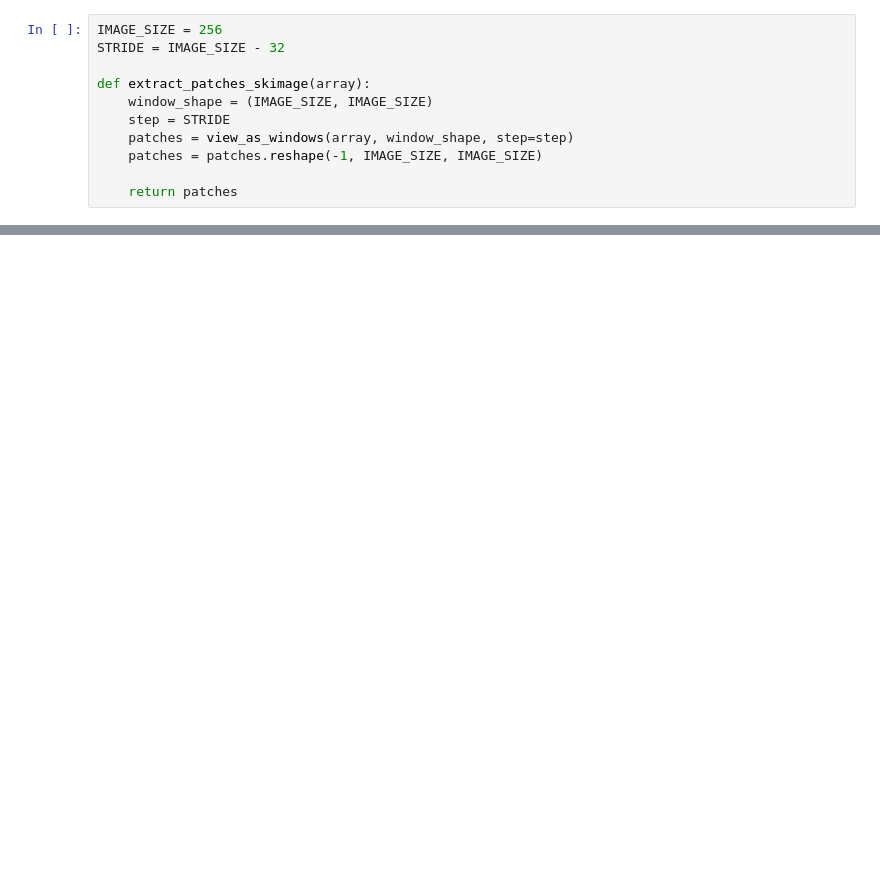
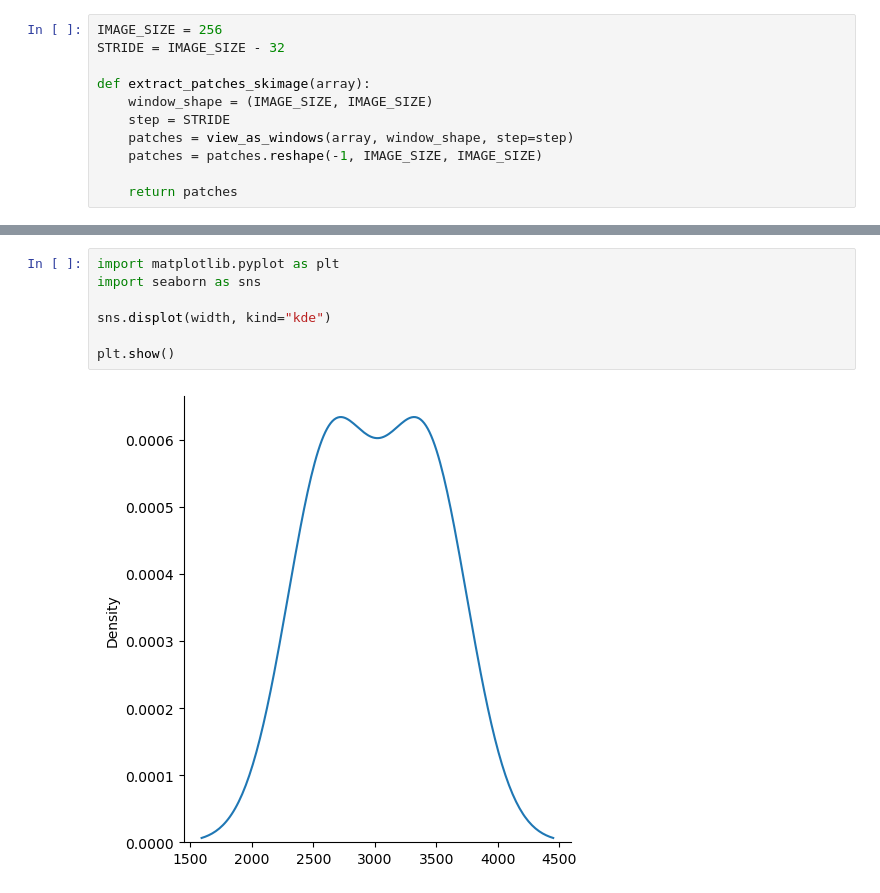
Before and after one commit to mattiasLG/Bachelor_proef_VIB, a Jupyter notebook: src/exploring/inspect.ipynb, the cells around one changed output, grey strips where cells are left out. Drawn from its saved outputs; the diff is of its cells as text; blank space fills up the shorter version.

```diff
--- a/src/exploring/inspect.ipynb
+++ b/src/exploring/inspect.ipynb
@@ -397,0 +526,9 @@ Testdata_CE.zarr: 7376
+# %%
+import matplotlib.pyplot as plt
+import seaborn as sns
+
+sns.displot(width, kind="kde")
+
+plt.show()
+# %% [output]
+[figure, added]
```
Also changed, not shown: parts of 21 cells of this notebook, 3 other files.
